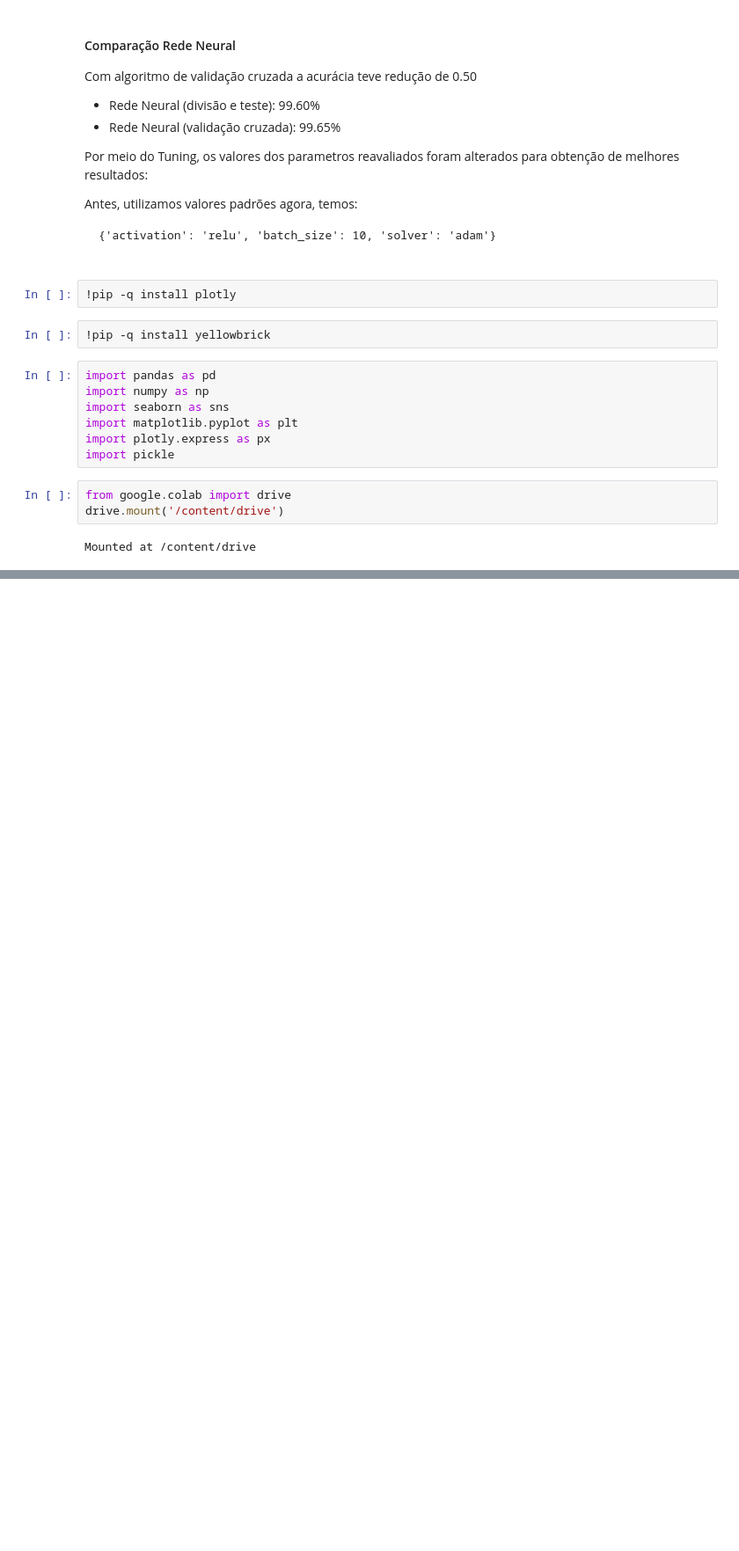
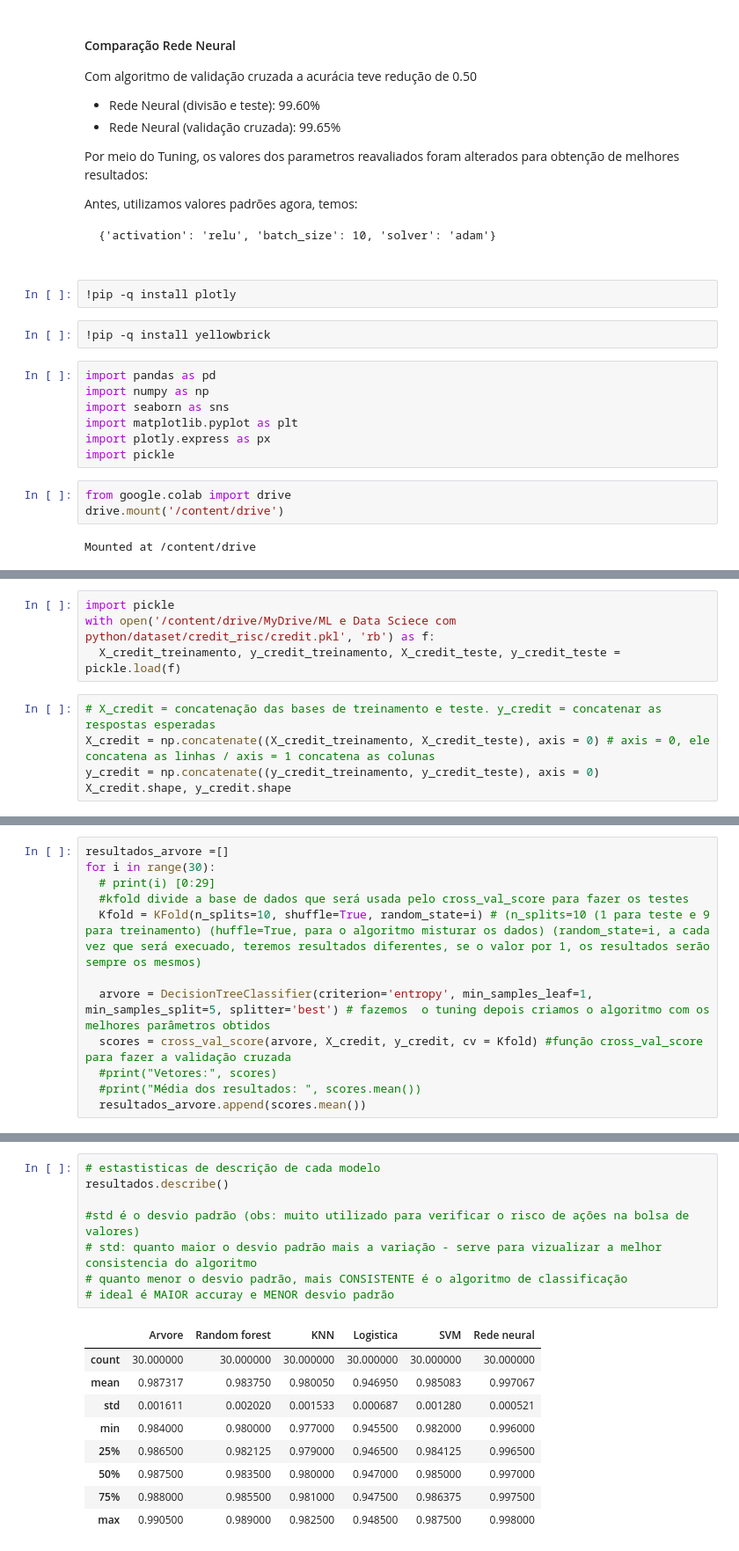
Before and after one commit to GaybsGimenez/Classification-Models, a Jupyter notebook: tuning-dos-parametros-de-algoritmos-de-classificacao/Tuning_dos_parâmetros_com_GridSearch.ipynb, the cells around one changed output, grey strips where cells are left out. Shown at 88% size. Saved outputs shown, nothing was run; the diff lists cells and outputs as text; blank space fills up the shorter version.

```diff
--- a/tuning-dos-parametros-de-algoritmos-de-classificacao/Tuning_dos_parâmetros_com_GridSearch.ipynb
+++ b/tuning-dos-parametros-de-algoritmos-de-classificacao/Tuning_dos_parâmetros_com_GridSearch.ipynb
@@ -335,0 +515,9 @@ Mounted at /content/drive
+# %%
+import pickle
+with open('/content/drive/MyDrive/ML e Data Sciece com python/dataset/credit_risc/credit.pkl', 'rb') as f:
+  X_credit_treinamento, y_credit_treinamento, X_credit_teste, y_credit_teste = pickle.load(f)
+# %%
+# X_credit = concatenação das bases de treinamento e teste. y_credit = concatenar as respostas esperadas
+X_credit = np.concatenate((X_credit_treinamento, X_credit_teste), axis = 0) # axis = 0, ele concatena as linhas / axis = 1 concatena as colunas
+y_credit = np.concatenate((y_credit_treinamento, y_credit_teste), axis = 0)
+X_credit.shape, y_credit.shape
@@ -335,0 +531,12 @@ Mounted at /content/drive
+# %%
+resultados_arvore =[]
+for i in range(30):
+  # print(i) [0:29]
+  #kfold divide a base de dados que será usada pelo cross_val_score para fazer os testes
+  Kfold = KFold(n_splits=10, shuffle=True, random_state=i) # (n_splits=10 (1 para teste e 9 para treinamento) (huffle=True, para o algoritmo misturar os dados) (random_state=i, a cada vez que será execuado, teremos resultados diferentes, se o valor por 1, os resultados serão sempre os mesmos)
+
+  arvore = DecisionTreeClassifier(criterion='entropy', min_samples_leaf=1, min_samples_split=5, splitter='best') # fazemos  o tuning depois criamos o algoritmo com os melhores parâmetros obtidos
+  scores = cross_val_score(arvore, X_credit, y_credit, cv = Kfold) #função cross_val_score para fazer a validação cruzada
+  #print("Vetores:", scores)
+  #print("Média dos resultados: ", scores.mean())
+  resultados_arvore.append(scores.mean())
@@ -335,0 +639,18 @@ Mounted at /content/drive
+# %%
+# estastisticas de descrição de cada modelo
+resultados.describe()
+
+#std é o desvio padrão (obs: muito utilizado para verificar o risco de ações na bolsa de valores)
+# std: quanto maior o desvio padrão mais a variação - serve para vizualizar a melhor consistencia do algoritmo
+# quanto menor o desvio padrão, mais CONSISTENTE é o algoritmo de classificação
+# ideal é MAIOR accuray e MENOR desvio padrão
+# %% [output]
+|  | Arvore | Random forest | KNN | Logistica | SVM | Rede neural |
+| count | 30.000000 | 30.000000 | 30.000000 | 30.000000 | 30.000000 | 30.000000 |
+| mean | 0.987317 | 0.983750 | 0.980050 | 0.946950 | 0.985083 | 0.997067 |
+| std | 0.001611 | 0.002020 | 0.001533 | 0.000687 | 0.001280 | 0.000521 |
+| min | 0.984000 | 0.980000 | 0.977000 | 0.945500 | 0.982000 | 0.996000 |
+| 25% | 0.986500 | 0.982125 | 0.979000 | 0.946500 | 0.984125 | 0.996500 |
+| 50% | 0.987500 | 0.983500 | 0.980000 | 0.947000 | 0.985000 | 0.997000 |
+| 75% | 0.988000 | 0.985500 | 0.981000 | 0.947500 | 0.986375 | 0.997500 |
+| max | 0.990500 | 0.989000 | 0.982500 | 0.948500 | 0.987500 | 0.998000 |
```
Also changed, not shown: parts of 29 cells of this notebook.
